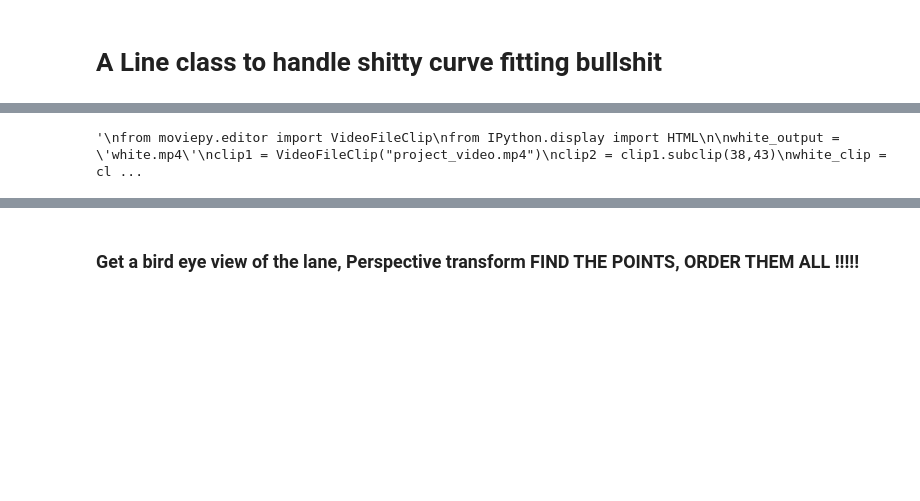
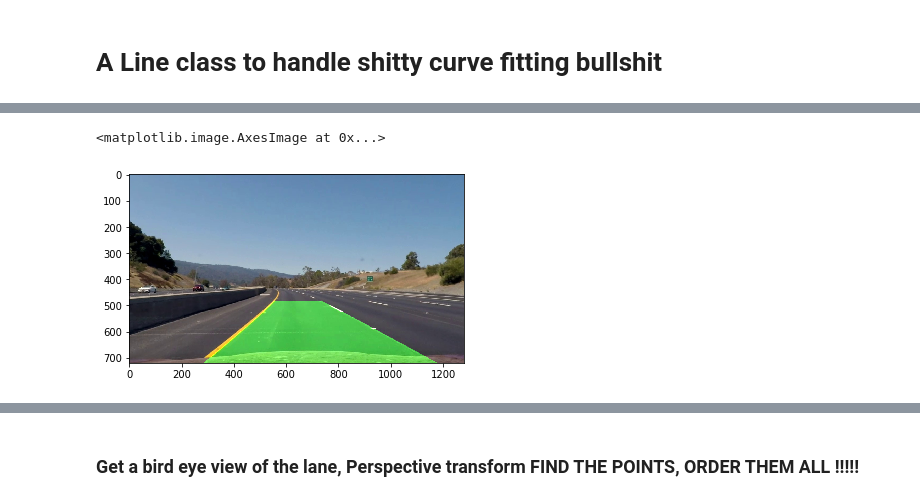
Before and after one commit to leclair-7/CarND-Advanced-Lane-Lines, a Jupyter notebook: Advanced-Lane-Finding.ipynb, the cells around one changed output, grey strips where cells are left out. Cells and saved outputs as stored; diff of their text form; code cells hidden in the pictures; blank space fills up the shorter version.

Commit message:
Rewrote the lane handler, it does everything

```diff
--- a/Advanced-Lane-Finding.ipynb
+++ b/Advanced-Lane-Finding.ipynb
@@ -674,26 +545,21 @@ class LaneWatcher:
 lane_watch = LaneWatcher()
 
 def pipeline23(input_image):
-    undistorted = undistort(np.copy(input_image))
-    binary_warped = get_lane_lines(undistorted)
+    img_start = undistort(np.copy(input_image))
+    binary_warped = get_lane_lines(img_start)
 
-    img_start, left_fit, right_fit, curvemaker_list, font_points = filtered_image_to_curve(binary_warped,undistorted)
+    left_polyfit, right_polyfit, curvemaker_list, font_points = lane_watch.warp_to_curve_naive(binary_warped)
+    left_polyfit, right_polyfit, binary_warped, curvemaker_list = lane_watch.check_polyfit(left_polyfit, right_polyfit, binary_warped, curvemaker_list)
 
-    img_start, left_fit, right_fit, curvemaker_list, font_points = filtered_image_to_curve(binary_warped,undistorted)
-
-    out_img = fitted_curve_to_mask_on_screen(img_start, left_fit, right_fit, curvemaker_list, font_points)
+    out_img = lane_watch.fitted_curve_to_mask_on_screen(img_start, left_polyfit, right_polyfit, curvemaker_list, font_points)
 
     return out_img
-# %%
-'''
-from moviepy.editor import VideoFileClip
-from IPython.display import HTML
-
-white_output = 'white.mp4'
-clip1 = VideoFileClip("project_video.mp4")
-clip2 = clip1.subclip(38,43)
-white_clip = clip2.fl_image(pipeline23)
-%time white_clip.write_videofile(white_output, audio=False)
-'''
-# %% [output]
-'\nfrom moviepy.editor import VideoFileClip\nfrom IPython.display import HTML\n\nwhite_output = \'white.mp4\'\nclip1 = VideoFileClip("project_video.mp4")\nclip2 = clip1.subclip(38,43)\nwhite_clip = cl ...
+# %%
+#input_image = mpimg.imread('./test_images/frame_at_41.jpg')
+input_image = mpimg.imread('./blastitbiggs/frame122.jpg')
+
+a_problem = pipeline23(input_image)
+plt.imshow(a_problem,cmap='gray')
+# %% [output]
+<matplotlib.image.AxesImage at 0x...>
+[figure, added]
```
Also changed, not shown: parts of 16 cells of this notebook.
